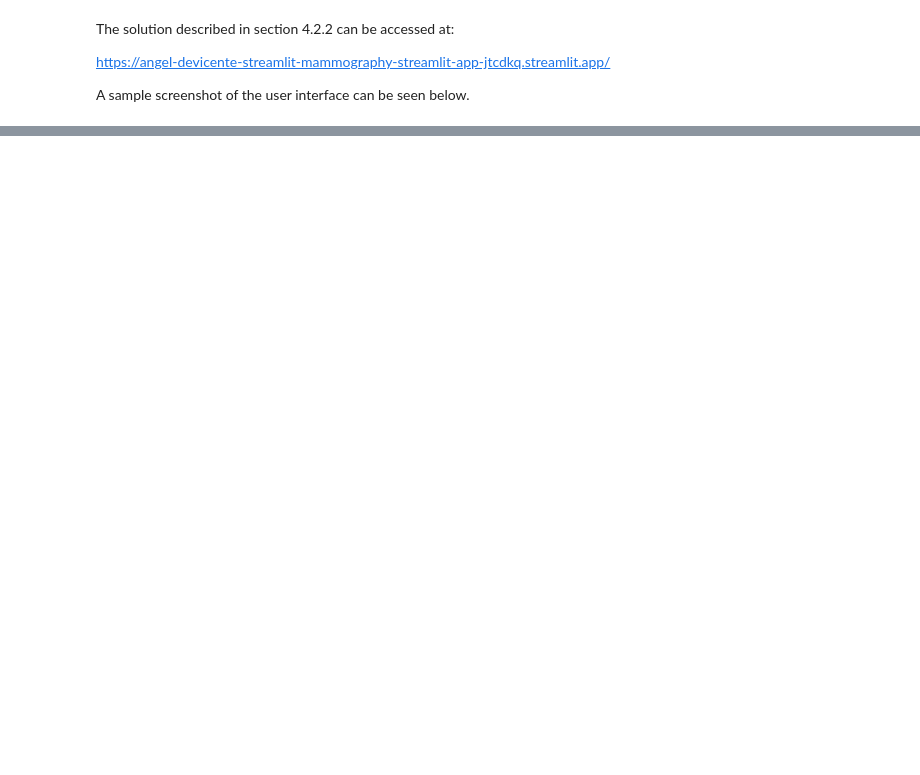
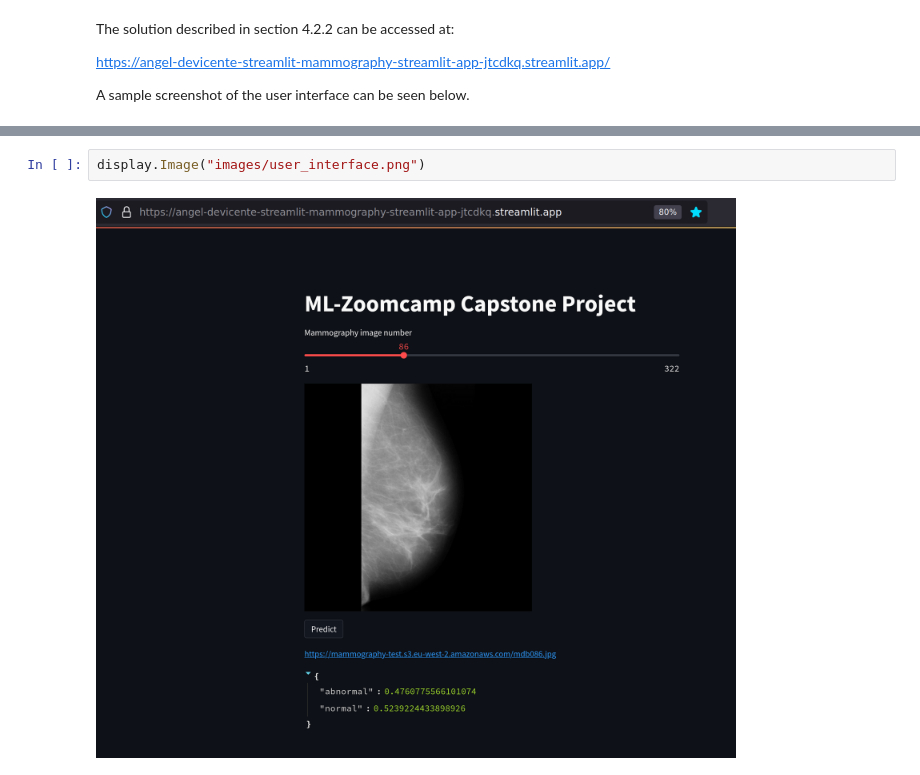
Before and after one commit to angel-devicente/capstone-mlzoomcamp, a Jupyter notebook: capstone-project-notebook.ipynb, the cells around one changed output, grey strips where cells are left out. Drawn from its saved outputs; the diff is of its cells as text; blank space fills up the shorter version.

```diff
--- a/capstone-project-notebook.ipynb
+++ b/capstone-project-notebook.ipynb
@@ -732,0 +743,4 @@ A sample screenshot of the user interface can be seen below.
+# %%
+display.Image("images/user_interface.png")
+# %% [output]
+[figure, added]
```
Also changed, not shown: parts of 47 cells of this notebook, 2 other files.
